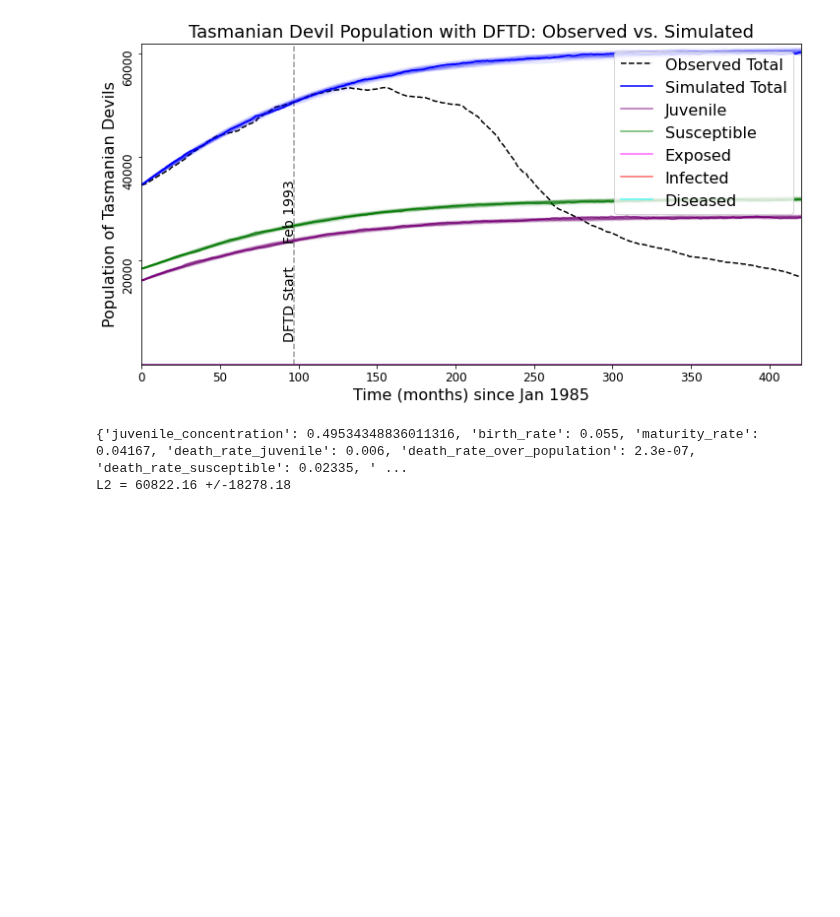
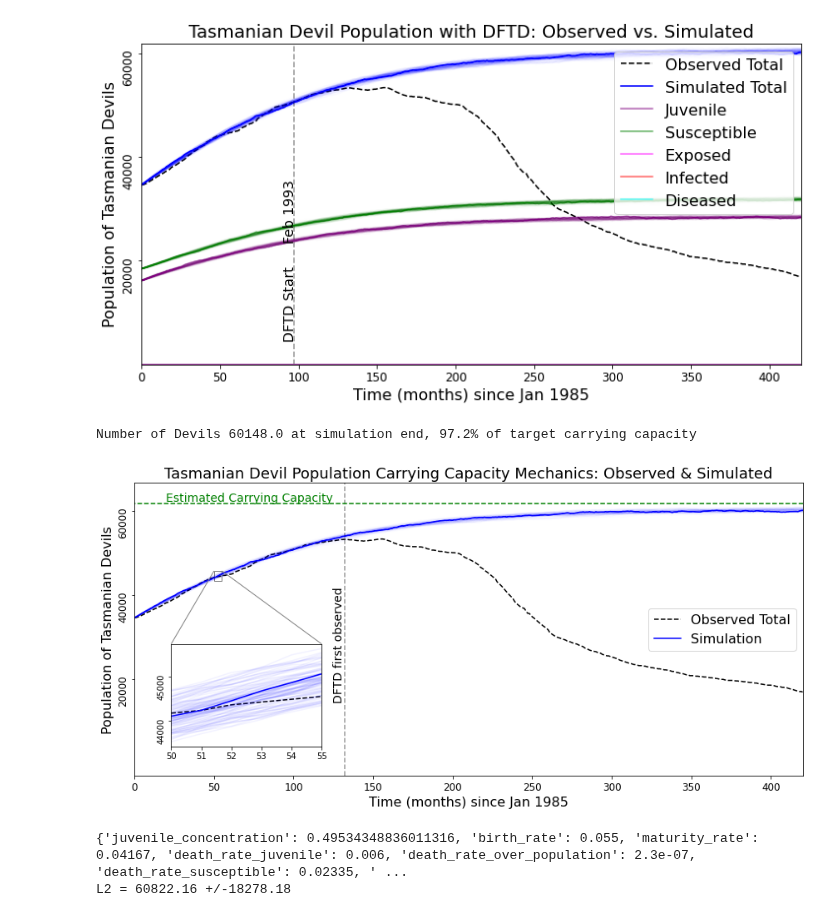
Before and after one commit to StochSS/devils_dftd_modeling, a Jupyter notebook: Fig3_Fig4-Devils_DFTD-Simulation_and_ParameterSweeps.ipynb, the cells around one changed output. Saved outputs shown, nothing was run; the diff lists cells and outputs as text; code cells hidden in the pictures; blank space fills up the shorter version.

Commit message:
Figure 3

```diff
--- a/Fig3_Fig4-Devils_DFTD-Simulation_and_ParameterSweeps.ipynb
+++ b/Fig3_Fig4-Devils_DFTD-Simulation_and_ParameterSweeps.ipynb
@@ -281,6 +265,66 @@ The mpl_toolkits.axes_grid module was deprecated in Matplotlib 2.1 and will be r
 {'juvenile_concentration': 0.49534348836011316, 'birth_rate': 0.055, 'maturity_rate': 0.04167, 'death_rate_juvenile': 0.006, 'death_rate_over_population': 2.3e-07, 'death_rate_susceptible': 0.02335, ' ...
 L2 = 497658.26 +/-2984.59
 [figure]
+# %%
+result = eresults2
+from mpl_toolkits.axes_grid.inset_locator import (inset_axes, InsetPosition,mark_inset)
+fig, ax1 = plt.subplots(figsize=[12, 6])
+
+plt.title("Tasmanian Devil Population Carrying Capacity Mechanics: Observed & Simulated", fontsize=18)
+ax1.set_xlabel(f"Time (months) since {dates[0]}", fontsize=16)
+ax1.set_ylabel("Population of Tasmanian Devils", fontsize=16)
+ax1.plot([132, 132], [-3000, max(devil_pop)*1.25], '--k', alpha=0.4)
+ax1.plot([-15, result[0]['time'][-1] + 15], [carry_cap, carry_cap], '--g')
+ax1.text(20, carry_cap + 500, "Estimated Carrying Capacity", color="green", fontsize=14)
+ax1.text(125, 15000, "DFTD first observed", rotation="vertical", color="black", fontsize=14)
+#ax1.set_xticks(fontsize=12)
+#ax1.set_yticks(fontsize=12, rotation="vertical", va="center")
+
+ax1.plot(range(len(devil_pop)), devil_pop, '--k', label='Observed Total')
+ax1.plot(result[0]['Devils'],'b', label="Simulation")
+
+ax1.set_xlim([0, result[0]['time'][-1]])
+ax1.set_ylim([-3000, max(devil_pop)*1.25])
+ax1.tick_params(axis='x', labelsize=12)
+ax1.set_yticks([20000,40000,60000])
+ax1.tick_params(axis='y',labelsize=12, labelrotation=90)
+ax1.legend(loc='center right', fontsize=16)
+
+for n,r in enumerate(result):
+    if n==0: continue
+    ax1.plot(result[n]['Devils'],'b', alpha=0.01)
+
+ax2 = plt.axes([0,0,1,1])
+# Manually set the position and relative size of the inset axes within ax1
+ip = InsetPosition(ax1, [0.055,0.1,0.225,0.35])
+ax2.set_axes_locator(ip)
+# Mark the region corresponding to the inset axes on ax1 and draw lines
+# in grey linking the two axes.
+mark_inset(ax1, ax2, loc1=2, loc2=1, fc="none", ec='0.5')
+
+# plot in the inset
+inst=50
+ined=56
+ax2.plot(range(len(devil_pop))[inst:ined], devil_pop[inst:ined], '--k', label='Observed Total')
+ax2.plot(result[0]['time'][inst:ined], result[0]['Devils'][inst:ined],'b', label="Simulation")
+ax2.set_xlim(inst,ined-1)
+ax2.set_yticks([44000,45000,46000])
+ax2.tick_params(axis='y', labelrotation=90)
+
+for n,r in enumerate(result):
+    if n==0: continue
+    ax2.plot(result[n]['time'][inst:ined], result[n]['Devils'][inst:ined],'b', alpha=0.05)
+
+fig.tight_layout()
+plt.savefig("figure3A.pdf")
+
+final_devil_pop = result[0]['Devils'][-1]
+
+print(f"Number of Devils {final_devil_pop} at simulation end,",
+      f"{final_devil_pop/carry_cap*100:.1f}% of target carrying capacity")
+# %% [output]
+Number of Devils 60148.0 at simulation end, 97.2% of target carrying capacity
+[figure, added]
 # %%
 plot_eresult(eresults)
 # %% [output]
```
Also changed, not shown: parts of 3 cells of this notebook.
